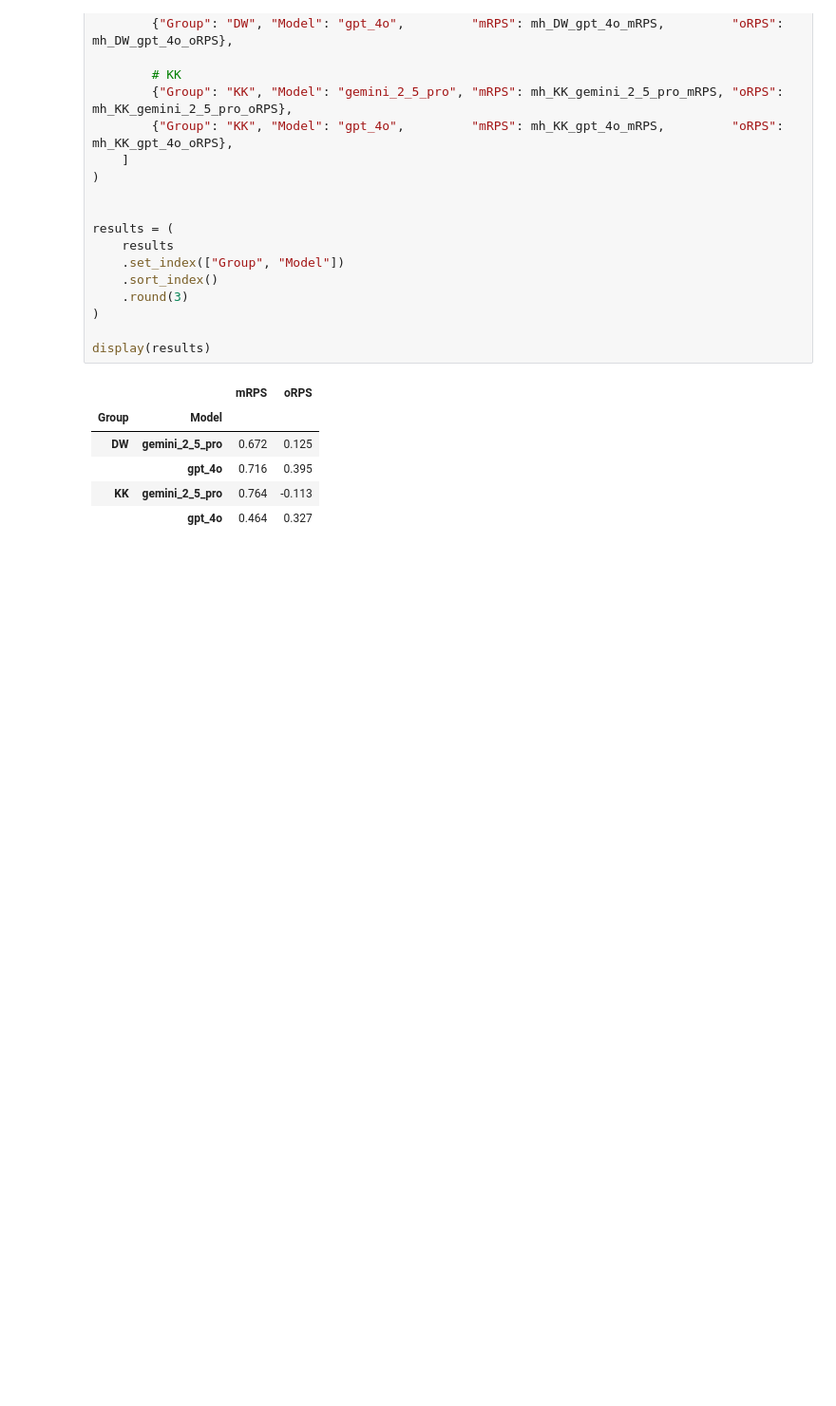
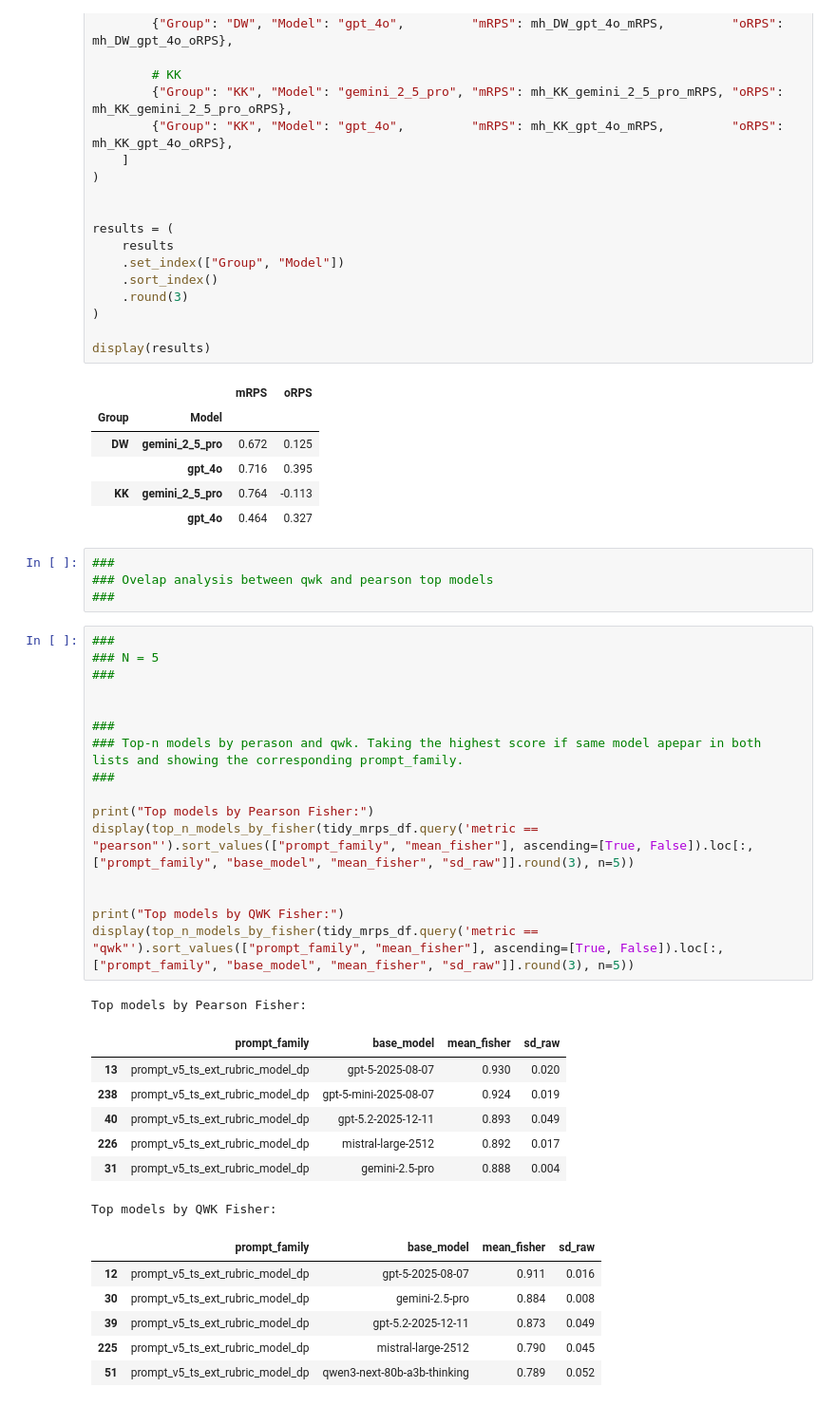
Before and after one commit to abdullahalzubaer/icail2026, a Jupyter notebook: code/analysis/public_law.ipynb, the cells around one changed output. Shown at 95% size. Cells and saved outputs as stored; diff of their text form; blank space fills up the shorter version.

```diff
--- a/code/analysis/public_law.ipynb
+++ b/code/analysis/public_law.ipynb
@@ -318,3 +318,38 @@ display(results)
 |  | gpt_4o | 0.716 | 0.395 |
 | KK | gemini_2_5_pro | 0.764 | -0.113 |
 |  | gpt_4o | 0.464 | 0.327 |
+# %%
+###
+### Ovelap analysis between qwk and pearson top models
+###
+# %%
+###
+### N = 5
+###
+
+
+###
+### Top-n models by perason and qwk. Taking the highest score if same model apepar in both lists and showing the corresponding prompt_family.
+###
+
+print("Top models by Pearson Fisher:")
+display(top_n_models_by_fisher(tidy_mrps_df.query('metric == "pearson"').sort_values(["prompt_family", "mean_fisher"], ascending=[True, False]).loc[:, ["prompt_family", "base_model", "mean_fisher", "sd_raw"]].round(3), n=5))
+
+
+print("Top models by QWK Fisher:")
+display(top_n_models_by_fisher(tidy_mrps_df.query('metric == "qwk"').sort_values(["prompt_family", "mean_fisher"], ascending=[True, False]).loc[:, ["prompt_family", "base_model", "mean_fisher", "sd_raw"]].round(3), n=5))
+# %% [output]
+Top models by Pearson Fisher:
+|  | prompt_family | base_model | mean_fisher | sd_raw |
+| 13 | prompt_v5_ts_ext_rubric_model_dp | gpt-5-2025-08-07 | 0.930 | 0.020 |
+| 238 | prompt_v5_ts_ext_rubric_model_dp | gpt-5-mini-2025-08-07 | 0.924 | 0.019 |
+| 40 | prompt_v5_ts_ext_rubric_model_dp | gpt-5.2-2025-12-11 | 0.893 | 0.049 |
+| 226 | prompt_v5_ts_ext_rubric_model_dp | mistral-large-2512 | 0.892 | 0.017 |
+| 31 | prompt_v5_ts_ext_rubric_model_dp | gemini-2.5-pro | 0.888 | 0.004 |
+Top models by QWK Fisher:
+|  | prompt_family | base_model | mean_fisher | sd_raw |
+| 12 | prompt_v5_ts_ext_rubric_model_dp | gpt-5-2025-08-07 | 0.911 | 0.016 |
+| 30 | prompt_v5_ts_ext_rubric_model_dp | gemini-2.5-pro | 0.884 | 0.008 |
+| 39 | prompt_v5_ts_ext_rubric_model_dp | gpt-5.2-2025-12-11 | 0.873 | 0.049 |
+| 225 | prompt_v5_ts_ext_rubric_model_dp | mistral-large-2512 | 0.790 | 0.045 |
+| 51 | prompt_v5_ts_ext_rubric_model_dp | qwen3-next-80b-a3b-thinking | 0.789 | 0.052 |
```
Also changed, not shown: parts of 5 cells of this notebook, 3 other files.
